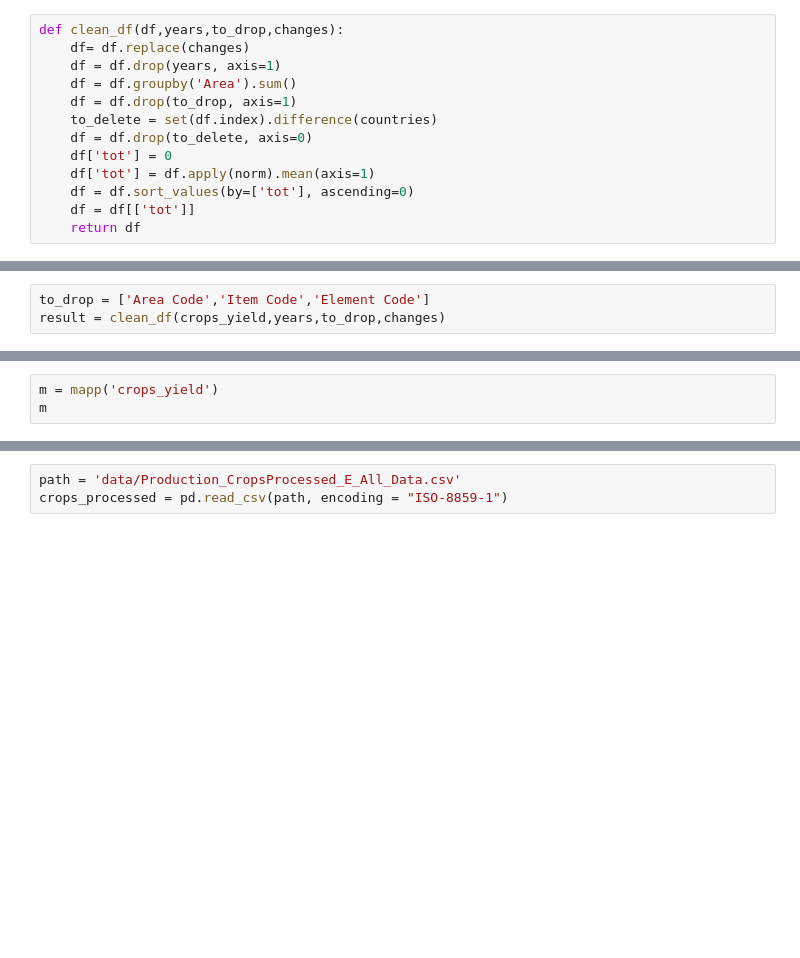
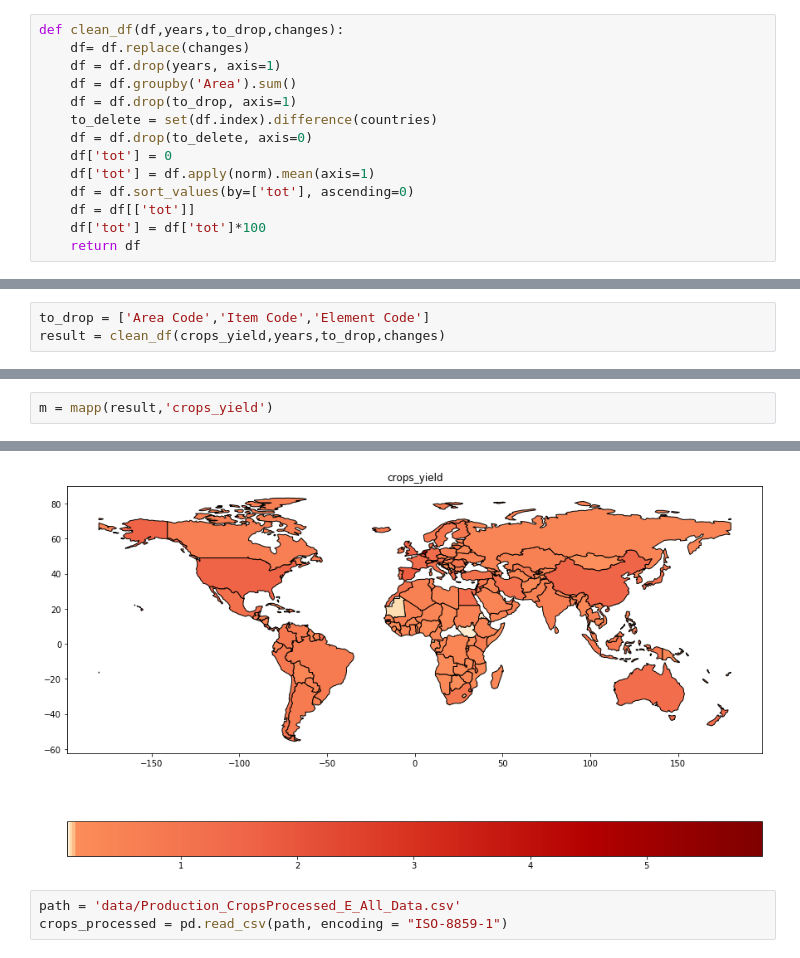
Before and after one commit to GabboM/ADA_Project, a Jupyter notebook: agricoltura_bestiame.ipynb, the cells around one changed output, grey strips where cells are left out. Drawn from its saved outputs; the diff is of its cells as text; blank space fills up the shorter version.

```diff
--- a/agricoltura_bestiame.ipynb
+++ b/agricoltura_bestiame.ipynb
@@ -157,6 +147,7 @@ def clean_df(df,years,to_drop,changes):
     df['tot'] = df.apply(norm).mean(axis=1)
     df = df.sort_values(by=['tot'], ascending=0)
     df = df[['tot']]
+    df['tot'] = df['tot']*100
     return df
 # %% [markdown]
 We reapeat the some for the DS Yield
@@ -186,4 +172,3 @@ result.head(10)
 # %%
-m = mapp('crops_yield')
-m
+m = mapp(result,'crops_yield')
 # %% [output]
@@ -191,3 +175,4 @@ m
+[figure, added]
 # %%
 path = 'data/Production_CropsProcessed_E_All_Data.csv'
 crops_processed = pd.read_csv(path, encoding = "ISO-8859-1")
```
Also changed, not shown: parts of 27 cells of this notebook.
